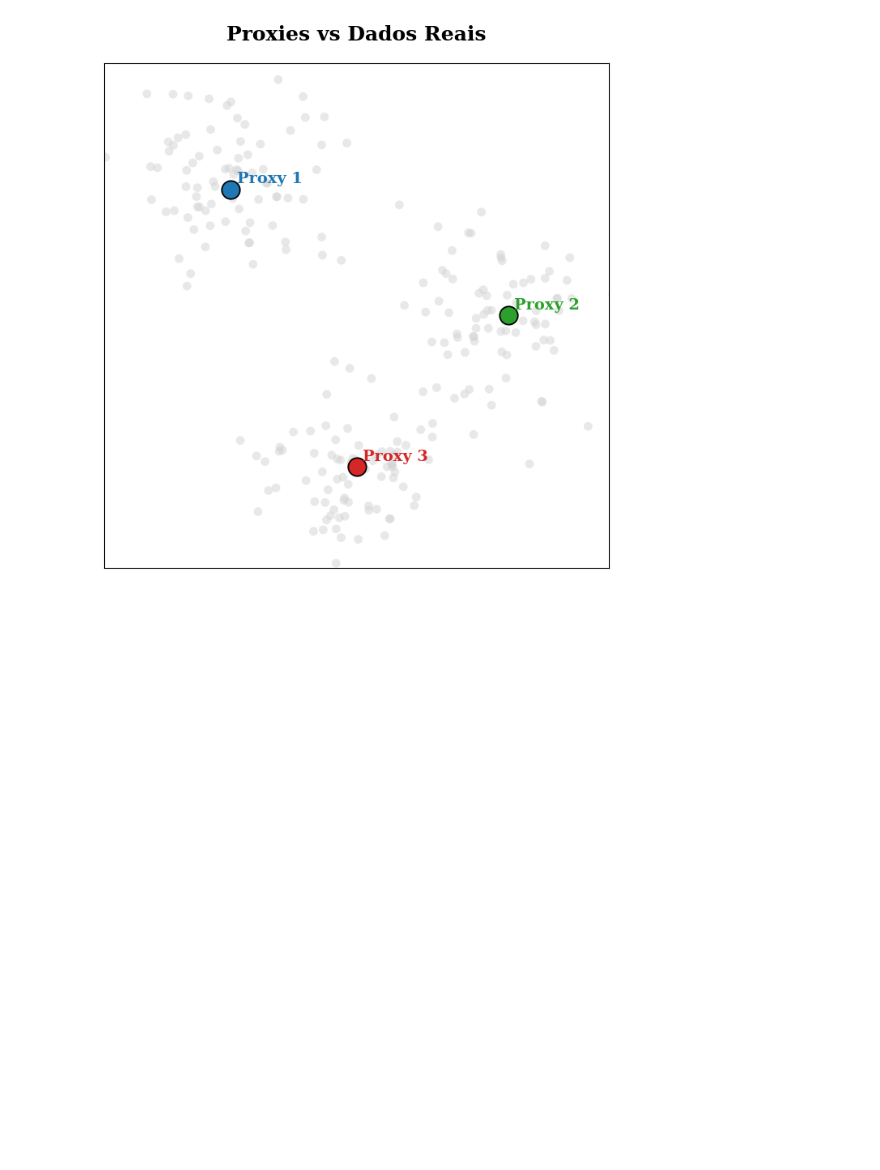
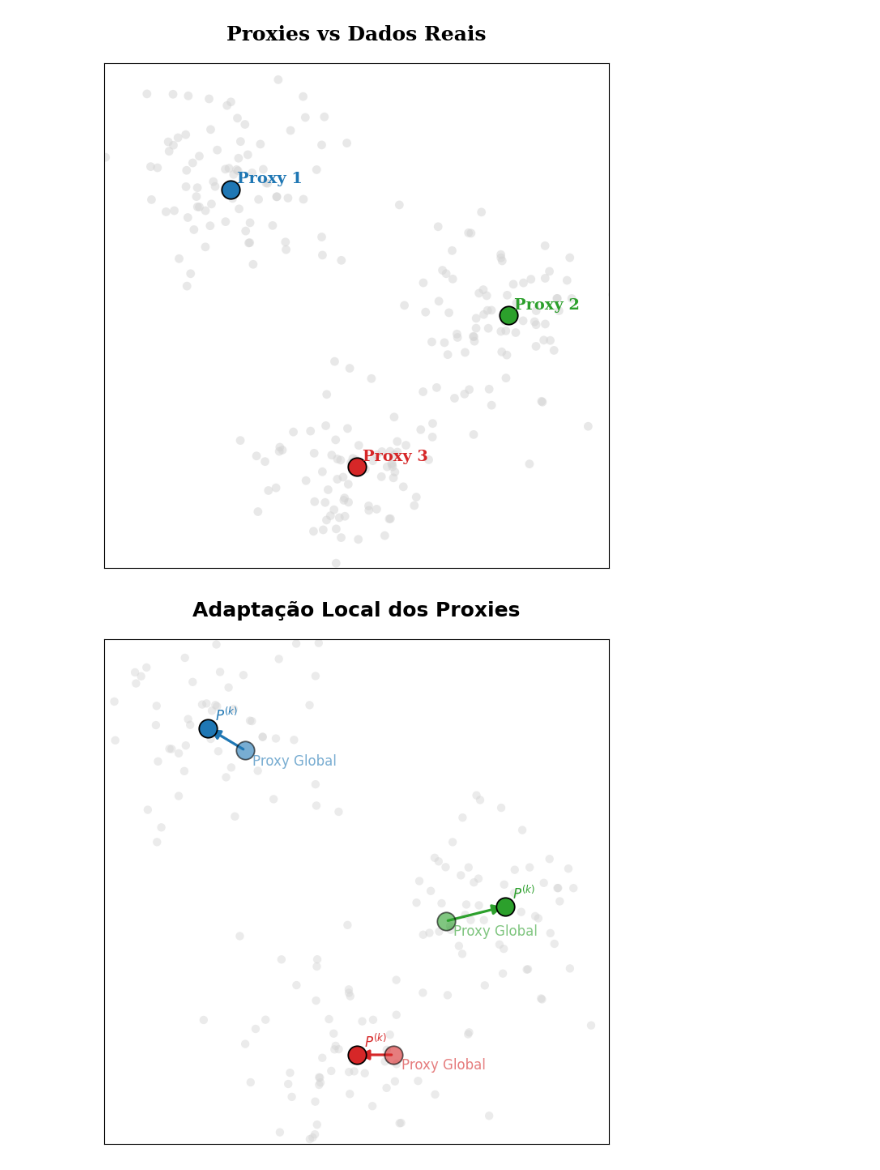
Before and after one commit to TulioPolido/federated_proxy_offset, a Jupyter notebook: presentation_plots.ipynb, the cells around one changed output. Drawn from its saved outputs; the diff is of its cells as text; code cells hidden in the pictures; blank space fills up the shorter version.

Commit message:
New plots

```diff
--- a/presentation_plots.ipynb
+++ b/presentation_plots.ipynb
@@ -330,3 +330,88 @@ plt.tight_layout()
 plt.show()
 # %% [output]
 [figure]
+# %%
+import numpy as np
+import matplotlib.pyplot as plt
+from matplotlib.patches import FancyArrowPatch
+
+plt.style.use("seaborn-v0_8-muted")
+
+fig, ax = plt.subplots(figsize=(7, 7))
+
+np.random.seed(0)
+
+# ============================================================
+# 1. GERAR 3 CLUSTERS DE DADOS DO CLIENTE (CINZAS)
+# ============================================================
+cluster1 = np.random.multivariate_normal([1.0, 3.2], [[0.15, 0],[0,0.15]], 60)
+cluster2 = np.random.multivariate_normal([3.0, 2.0], [[0.15, 0],[0,0.15]], 60)
+cluster3 = np.random.multivariate_normal([2.0, 1.0], [[0.15, 0],[0,0.15]], 60)
+
+data = np.vstack([cluster1, cluster2, cluster3])
+
+ax.scatter(data[:, 0], data[:, 1],
+           s=55, color="lightgray", alpha=0.45, edgecolor="none")
+
+# ============================================================
+# 2. PROXIES GLOBAIS (CENTRÓIDES)
+# ============================================================
+P1 = np.array([1.0, 3.2])
+P2 = np.array([3.0, 2.0])
+P3 = np.array([2.0, 1.0])
+
+proxies_global = [P1, P2, P3]
+proxy_colors = ["#1f77b4", "#2ca02c", "#d62728"]
+
+for p, c in zip(proxies_global, proxy_colors):
+    ax.scatter(*p, s=260, color=c, edgecolor="black", linewidth=1.3, zorder=4, alpha=1)
+    ax.text(p[0] + 0.05, p[1] + 0.05,
+            r"$P^{(k)}$", fontsize=12, color=c)
+
+# ============================================================
+# 3. PROXIES ADAPTADOS LOCALMENTE (P + ΔP^(k))
+# ============================================================
+P1_local = P1 + np.array([0.25, -0.15])
+P2_local = P2 + np.array([-0.40, -0.10])
+P3_local = P3 + np.array([0.25, 0.00])
+
+proxies_local = [P1_local, P2_local, P3_local]
+
+for p_loc, c in zip(proxies_local, proxy_colors):
+    ax.scatter(*p_loc, s=260, color=c, edgecolor="black",
+               linewidth=1.3, zorder=3, alpha=0.6)
+    ax.text(p_loc[0] + 0.05, p_loc[1] - 0.10,
+            "Proxy Global", fontsize=12, alpha=0.6, color=c)
+
+# ============================================================
+# 4. VETORES DE DESLOCAMENTO (ΔP^(k))
+# ============================================================
+arrow_style = dict(arrowstyle="-|>", lw=2.3, mutation_scale=18)
+
+for P_g, P_l, c in zip(proxies_global, proxies_local, proxy_colors):
+    ax.add_patch(
+        FancyArrowPatch(
+            posB=tuple(P_g),
+            posA=tuple(P_l),
+            color=c,
+            **arrow_style
+        )
+    )
+
+# ------------------------------------------------------------
+# Título e estética
+# ------------------------------------------------------------
+ax.set_title("Adaptação Local dos Proxies",
+             fontsize=18, weight="bold", pad=20)
+
+ax.set_xlim(0.3, 3.7)
+ax.set_ylim(0.4, 3.8)
+ax.set_aspect("equal", "box")
+ax.grid(False)
+ax.set_xticks([])
+ax.set_yticks([])
+
+plt.tight_layout()
+plt.show()
+# %% [output]
+[figure, added]
```
Also changed, not shown: parts of 1 cell of this notebook.
